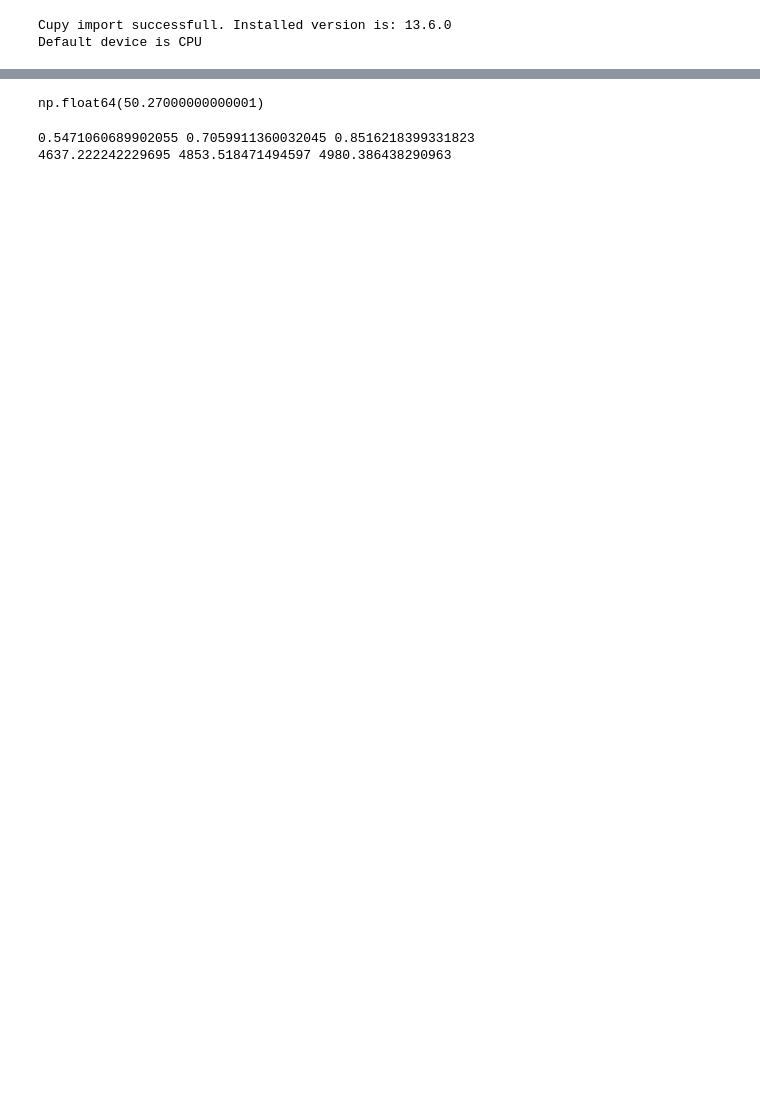
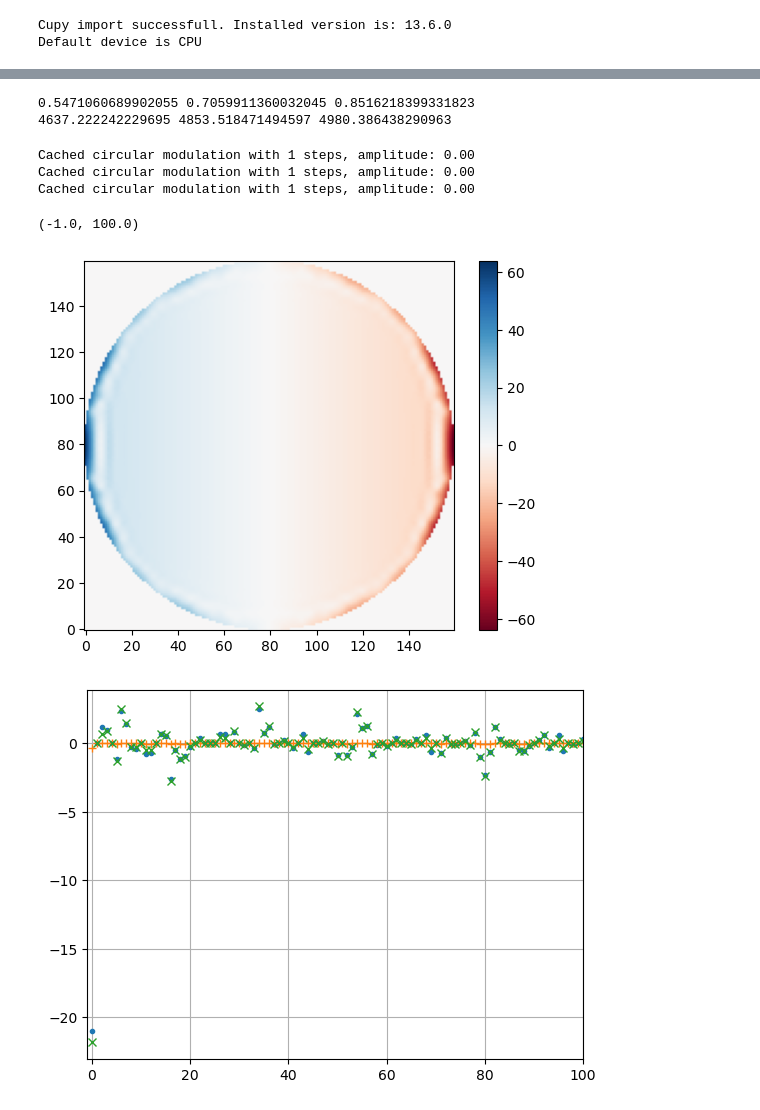
Before and after one commit to ArcetriAdaptiveOptics/SPECULA, a Jupyter notebook: config/SensorFusion/notebooks/scratchZernike.ipynb, the cells around one changed output, grey strips where cells are left out. Saved outputs shown, nothing was run; the diff lists cells and outputs as text; code cells hidden in the pictures; blank space fills up the shorter version.

```diff
--- a/config/SensorFusion/notebooks/scratchZernike.ipynb
+++ b/config/SensorFusion/notebooks/scratchZernike.ipynb
@@ -180,7 +198,3 @@ Cached circular modulation with 1 steps, amplitude: 0.00
-# %%
-ef.masked_area()
-# %% [output]
-np.float64(50.27000000000001)
 # %%
 
 ccd_size = output_resolution
@@ -194,3 +208,27 @@ print(np.sum(zwfs_ref),np.sum(z15wfs_ref),np.sum(z2wfs_ref),)
 # %% [output]
 0.5471060689902055 0.7059911360032045 0.8516218399331823
 4637.222242229695 4853.518471494597 4980.386438290963
+# %%
+hdu = fits.open('/home/matte/git/SPECULA/config/SensorFusion/calibration/rec/z1.0wfs_1200modes_rec.fits')
+Rec1 = hdu[1].data
+hdu = fits.open('/home/matte/git/SPECULA/config/SensorFusion/calibration/rec/z1.5wfs_1200modes_rec.fits')
+Rec15 = hdu[1].data
+hdu = fits.open('/home/matte/git/SPECULA/config/SensorFusion/calibration/rec/z2.0wfs_1200modes_rec.fits')
+Rec2 = hdu[1].data
+
+hdu = fits.open('/home/matte/git/SPECULA/config/SensorFusion/calibration/rec/pyr0.0_1200modes_rec.fits')
+Rec = hdu[1].data
+
+# hdu = fits.open('/home/matte/git/SPECULA/config/SensorFusion/calibration/im/z1.0wfs_1851modes_im.fits')
+# IM1 = hdu[1].data
+# hdu = fits.open('/home/matte/git/SPECULA/config/SensorFusion/calibration/im/z1.5wfs_1851modes_im.fits')
+# IM15 = hdu[1].data
+# hdu = fits.open('/home/matte/git/SPECULA/config/SensorFusion/calibration/im/z2.0wfs_1851modes_im.fits')
+# IM2 = hdu[1].data
+hdu = fits.open('/home/matte/git/SPECULA/config/SensorFusion/calibration/m2c/bmc2k_m2c.fits')
+m2c = hdu[1].data
+
+hdu = fits.open('/home/matte/git/SPECULA/config/SensorFusion/calibration/ifunc/bmc2k_ifunc.fits')
+IF = hdu[1].data
+
+KL = np.linalg.pinv(m2c) @ IF.T
@@ -196,0 +276,22 @@ print(np.sum(zwfs_ref),np.sum(z15wfs_ref),np.sum(z2wfs_ref),)
+# %%
+mid = 0
+amp = -10
+slopes1, sn1 = get_slopes(zwfs,mode_id=mid,IM=KL,ampInNm=amp,show=True)
+slopes15, sn15 = get_slopes(z15wfs,mode_id=mid,IM=KL,ampInNm=amp)
+slopes2, sn2 = get_slopes(z2wfs,mode_id=mid,IM=KL,ampInNm=amp)
+
+x = np.arange(Rec1.shape[0])
+plt.figure()
+# plt.plot(x,Rec1 @ slopes1,'.')
+plt.plot(x,Rec1 @ (slopes1-sn1),'.')
+plt.plot(x,Rec15 @ (slopes15-sn15),'+')
+plt.plot(x,Rec2 @ (slopes2-sn2),'x')
+plt.grid()
+plt.xlim([-1,100])
+# %% [output]
+Cached circular modulation with 1 steps, amplitude: 0.00
+Cached circular modulation with 1 steps, amplitude: 0.00
+Cached circular modulation with 1 steps, amplitude: 0.00
+(-1.0, 100.0)
+[figure, added]
+[figure, added]
```
Also changed, not shown: parts of 3 cells of this notebook, 11 other files.
